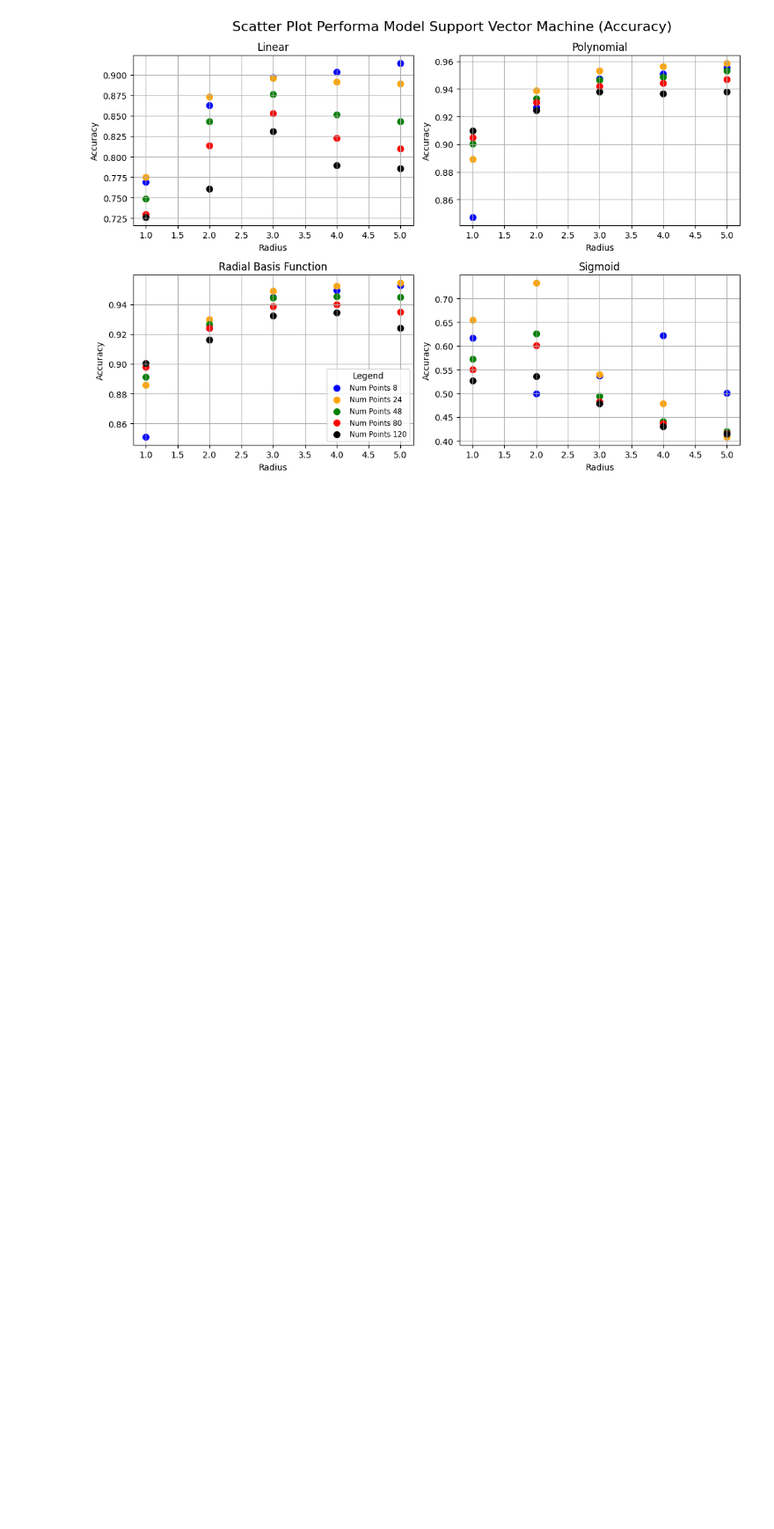
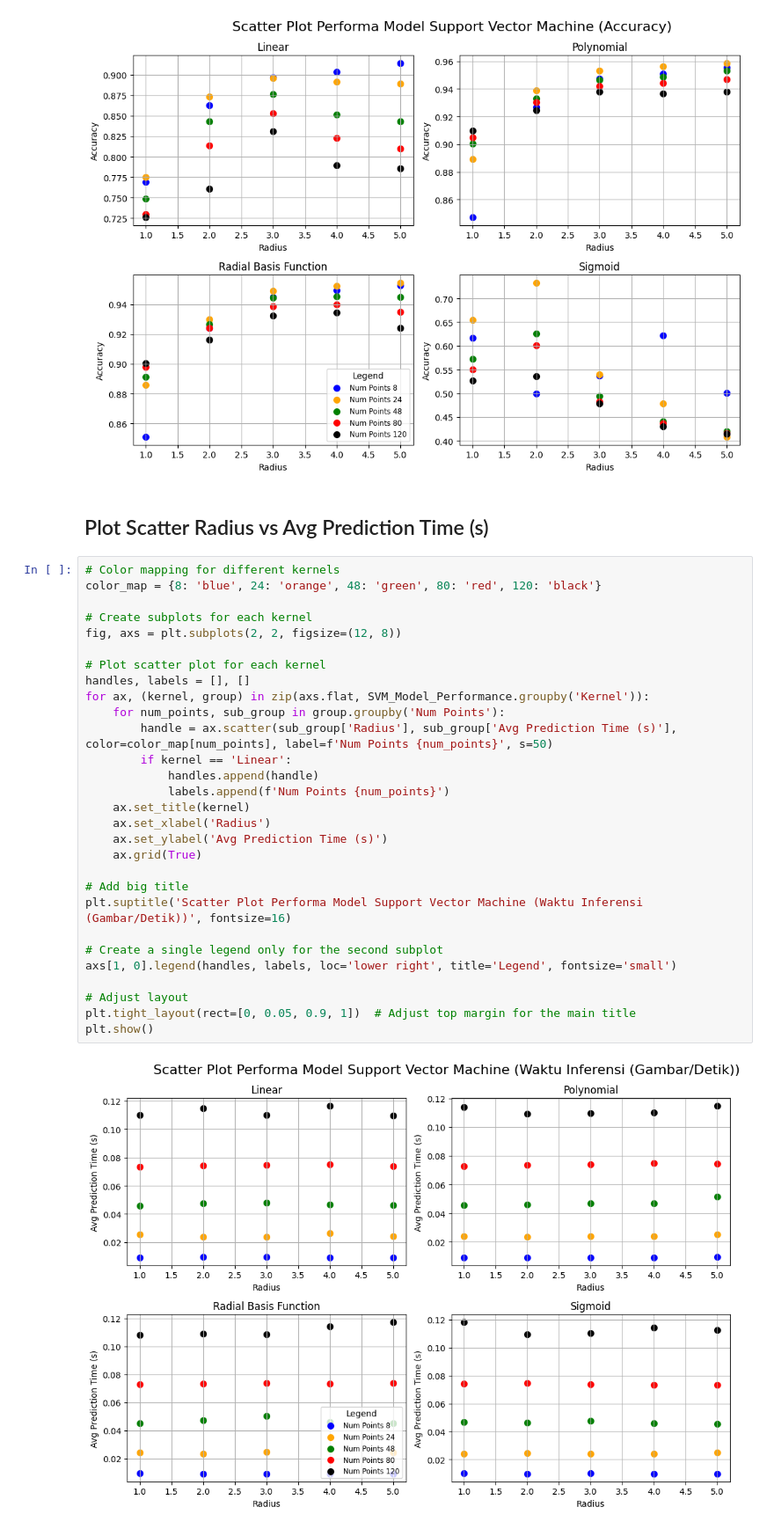
Before and after one commit to zeinhasan/Concreate-Cracking-Classification, a Jupyter notebook: Visualisasi Model Performance Support Vector Machine.ipynb, the cells around one changed output. Shown: that part at 88% size. Drawn from its saved outputs; the diff is of its cells as text; blank space fills up the shorter version.

```diff
--- a/Visualisasi Model Performance Support Vector Machine.ipynb
+++ b/Visualisasi Model Performance Support Vector Machine.ipynb
@@ -143,3 +166,36 @@ plt.tight_layout(rect=[0, 0.05, 0.9, 1])  # Adjust top margin for the main title
 plt.show()
 # %% [output]
 [figure]
+# %% [markdown]
+## Plot Scatter Radius vs Avg Prediction Time (s)
+# %%
+# Color mapping for different kernels
+color_map = {8: 'blue', 24: 'orange', 48: 'green', 80: 'red', 120: 'black'}
+
+# Create subplots for each kernel
+fig, axs = plt.subplots(2, 2, figsize=(12, 8))
+
+# Plot scatter plot for each kernel
+handles, labels = [], []
+for ax, (kernel, group) in zip(axs.flat, SVM_Model_Performance.groupby('Kernel')):
+    for num_points, sub_group in group.groupby('Num Points'):
+        handle = ax.scatter(sub_group['Radius'], sub_group['Avg Prediction Time (s)'], color=color_map[num_points], label=f'Num Points {num_points}', s=50)
+        if kernel == 'Linear':
+            handles.append(handle)
+            labels.append(f'Num Points {num_points}')
+    ax.set_title(kernel)
+    ax.set_xlabel('Radius')
+    ax.set_ylabel('Avg Prediction Time (s)')
+    ax.grid(True)
+
+# Add big title
+plt.suptitle('Scatter Plot Performa Model Support Vector Machine (Waktu Inferensi (Gambar/Detik))', fontsize=16)
+
+# Create a single legend only for the second subplot
+axs[1, 0].legend(handles, labels, loc='lower right', title='Legend', fontsize='small')
+
+# Adjust layout
+plt.tight_layout(rect=[0, 0.05, 0.9, 1])  # Adjust top margin for the main title
+plt.show()
+# %% [output]
+[figure, added]
```
Also changed, not shown: parts of 4 cells of this notebook, 9 other files.
